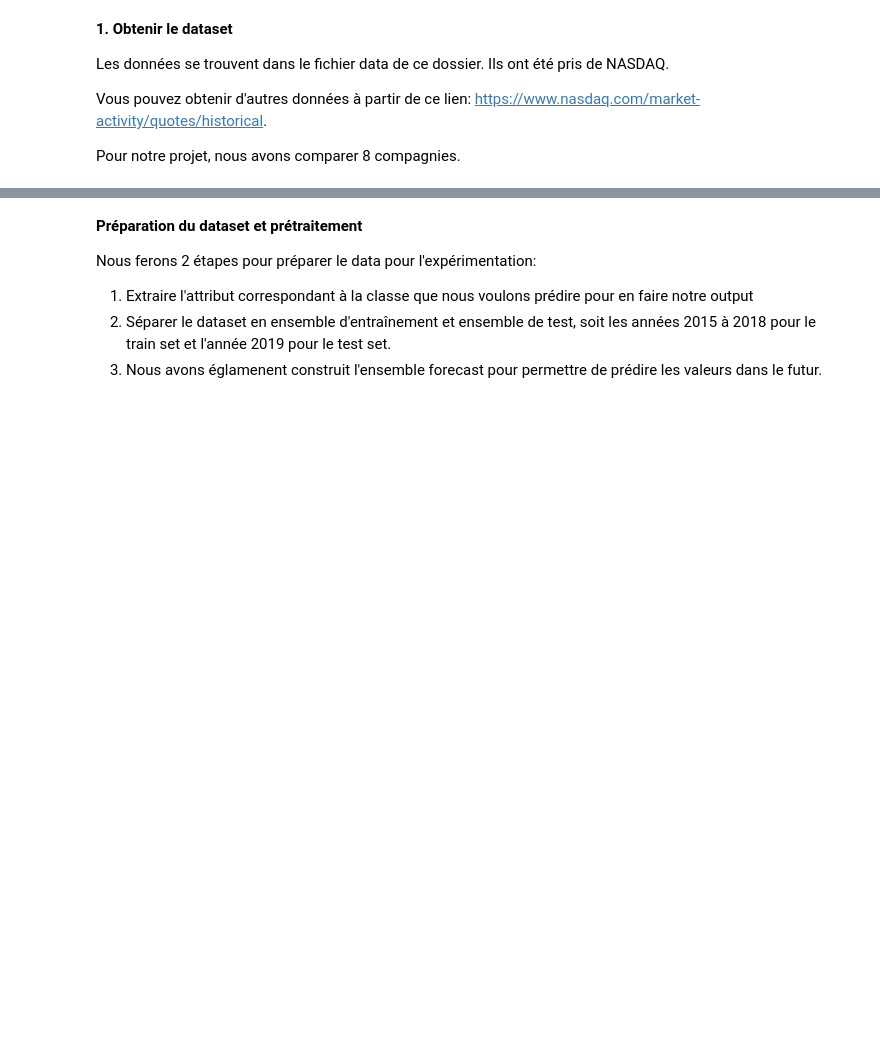
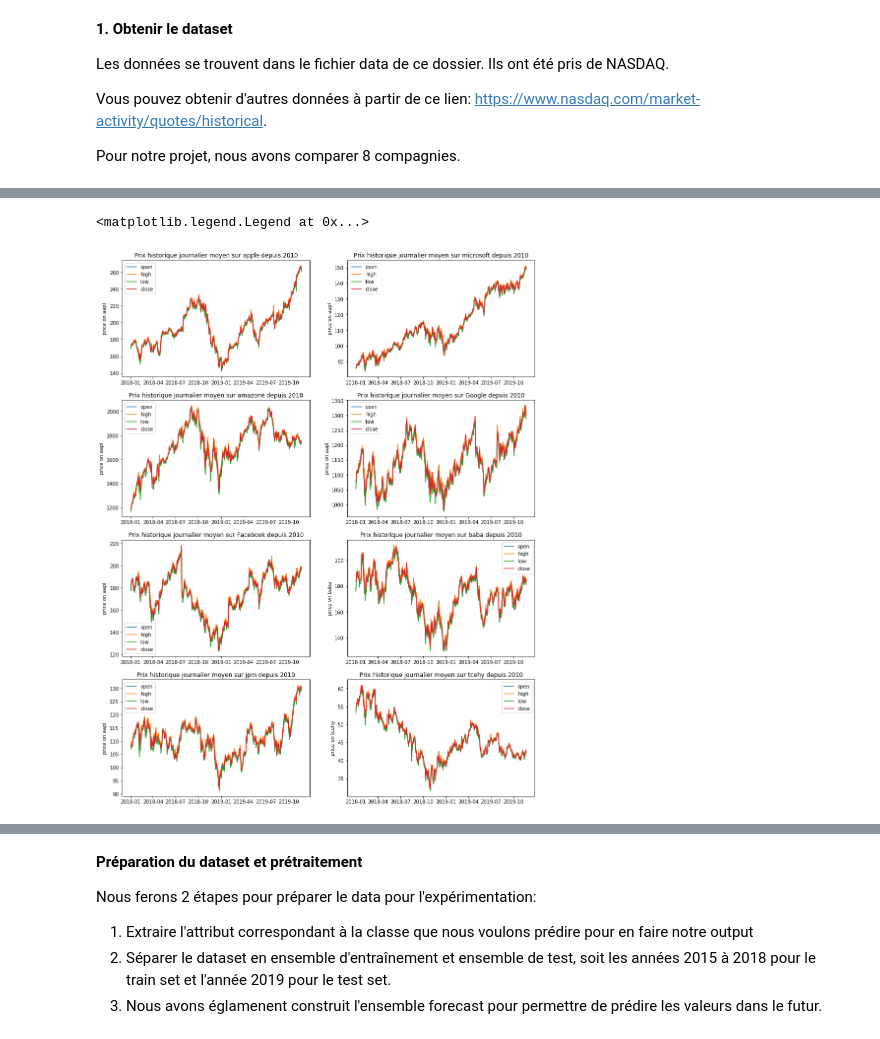
Before and after one commit to MilenaDionne/project-CSI4506, a Jupyter notebook: projetCSI4506.ipynb, the cells around one changed output, grey strips where cells are left out. Drawn from its saved outputs; the diff is of its cells as text; code cells hidden in the pictures; blank space fills up the shorter version.

```diff
--- a/projetCSI4506.ipynb
+++ b/projetCSI4506.ipynb
@@ -83,14 +59,0 @@ aapl.head()
-# %%
-# Initialiser la colonne 1 à la date pour permettre de représenter des graphiques sur le temps
-
-aapl['Date'] = pd.to_datetime(aapl.Date,format='%m-%d-%Y')
-aapl.index = aapl['Date']
-aapl = aapl.drop(aapl.columns[[0]], axis=1)
-
-
-plt.plot(aapl[[' Open',' High',' Low',' Close/Last']])
-plt.ylabel('price on aapl')
-plt.title('Prix historique journalier moyen sur aapl depuis 2010')
-plt.legend(['open','high','low','close'])
-
-aapl
@@ -142,0 +131,53 @@ aapl
+# %%
+
+plt.figure(figsize=(15, 20))
+plt.subplot(4,2,1)
+plt.plot(aapl[[' Open',' High',' Low',' Close/Last']])
+plt.ylabel('price on aapl')
+plt.title('Prix historique journalier moyen sur apple depuis 2010')
+plt.legend(['open','high','low','close'])
+
+plt.subplot(4,2,2)
+plt.plot(msft[[' Open',' High',' Low',' Close/Last']])
+plt.ylabel('price on aapl')
+plt.title('Prix historique journalier moyen sur microsoft depuis 2010')
+plt.legend(['open','high','low','close'])
+
+plt.subplot(4,2,3)
+plt.plot(amzn[[' Open',' High',' Low',' Close/Last']])
+plt.ylabel('price on aapl')
+plt.title('Prix historique journalier moyen sur amazone depuis 2010')
+plt.legend(['open','high','low','close'])
+
+plt.subplot(4,2,4)
+plt.plot(google[[' Open',' High',' Low',' Close/Last']])
+plt.ylabel('price on aapl')
+plt.title('Prix historique journalier moyen sur Google depuis 2010')
+plt.legend(['open','high','low','close'])
+
+plt.subplot(4,2,5)
+plt.plot(fb[[' Open',' High',' Low',' Close/Last']])
+plt.ylabel('price on aapl')
+plt.title('Prix historique journalier moyen sur Facebook depuis 2010')
+plt.legend(['open','high','low','close'])
+
+plt.subplot(4,2,6)
+plt.plot(baba[[' Open',' High',' Low',' Close/Last']])
+plt.ylabel('price on baba')
+plt.title('Prix historique journalier moyen sur baba depuis 2010')
+plt.legend(['open','high','low','close'])
+
+plt.subplot(4,2,7)
+plt.plot(jpm[[' Open',' High',' Low',' Close/Last']])
+plt.ylabel('price on aapl')
+plt.title('Prix historique journalier moyen sur jpm depuis 2010')
+plt.legend(['open','high','low','close'])
+
+plt.subplot(4,2,8)
+plt.plot(tcehy[[' Open',' High',' Low',' Close/Last']])
+plt.ylabel('price on tcehy')
+plt.title('Prix historique journalier moyen sur tcehy depuis 2010')
+plt.legend(['open','high','low','close'])
+# %% [output]
+<matplotlib.legend.Legend at 0x...>
+[figure, added]
```
Also changed, not shown: parts of 32 cells of this notebook.
